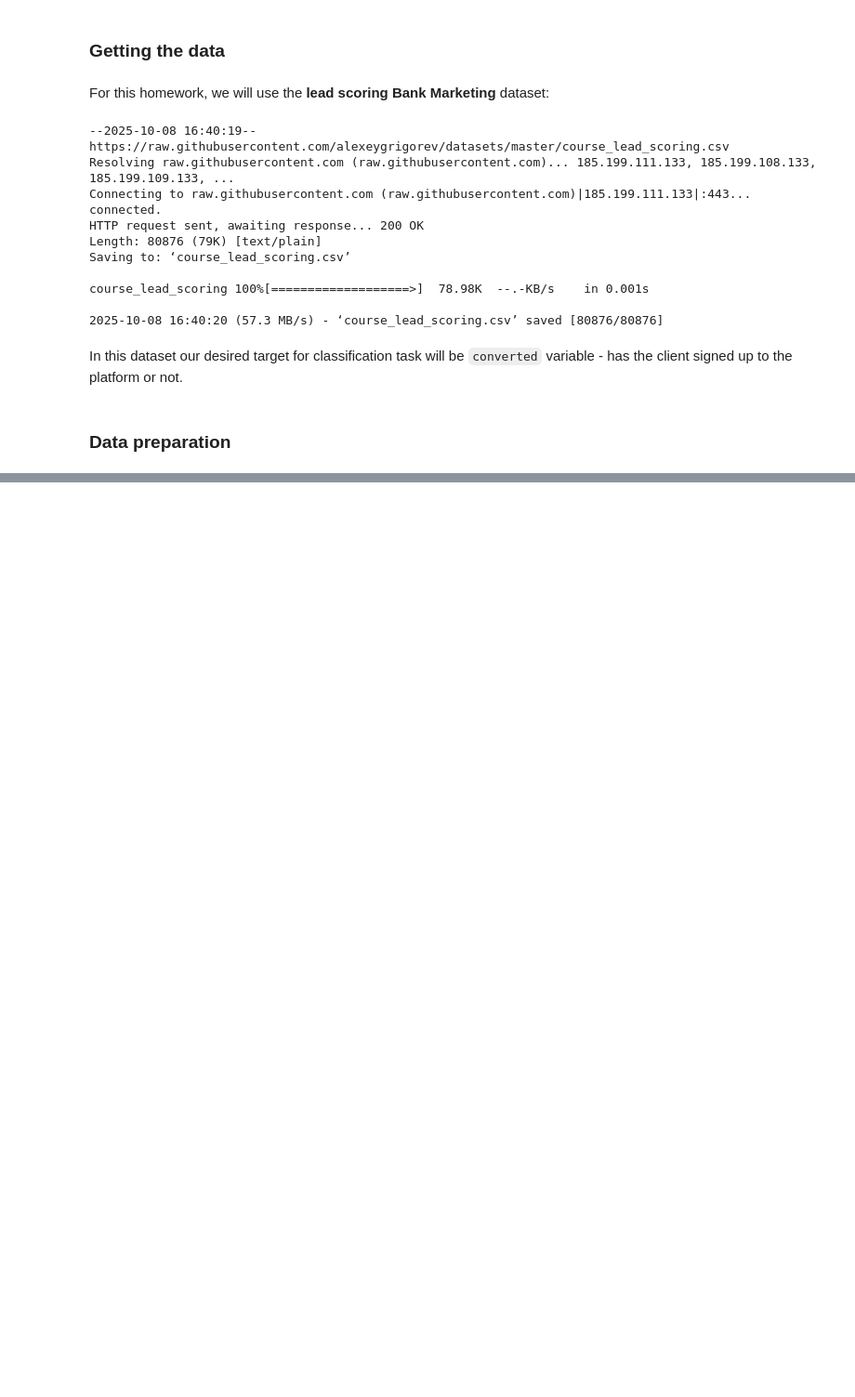
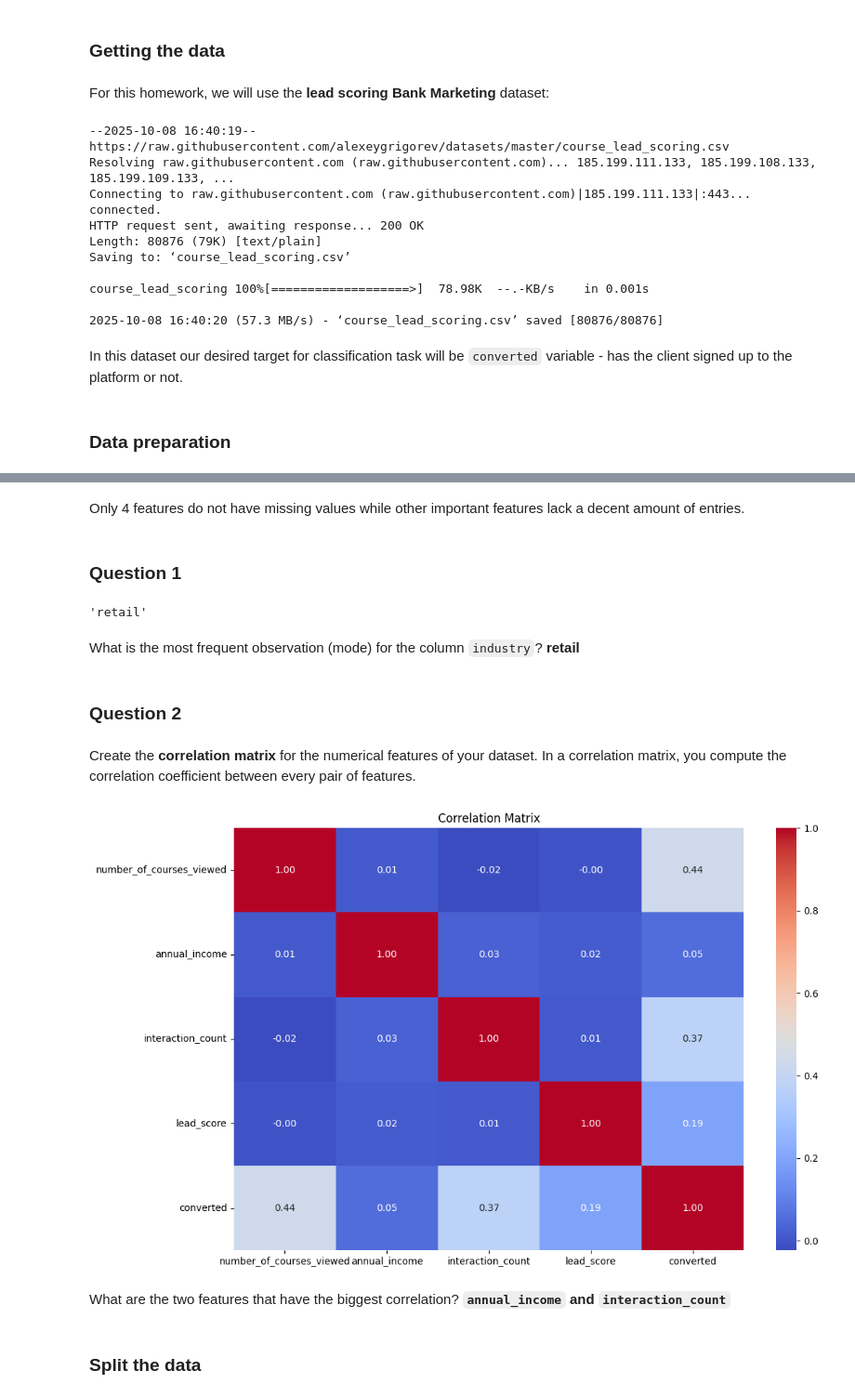
Before and after one commit to ethanaire/Machine-Learning-Zoomcamp-2025, a Jupyter notebook: 03-classification/03-homework.ipynb, the cells around one changed output, grey strips where cells are left out. Shown at 93% size. Cells and saved outputs as stored; diff of their text form; code cells hidden in the pictures; blank space fills up the shorter version.

```diff
--- a/03-classification/03-homework.ipynb
+++ b/03-classification/03-homework.ipynb
@@ -166,0 +29,3 @@ It's a little bit better than the version without scaled features.
+# %%
+leading_score = pd.read_csv("course_lead_scoring.csv")
+leading_score.head()
@@ -166,0 +60,35 @@ It's a little bit better than the version without scaled features.
+# %% [markdown]
+Only 4 features do not have missing values while other important features lack a decent amount of entries.
+# %%
+# Fill missing values for categorical and numerical features
+for col in leading_score.columns:
+    if leading_score[col].dtype == 'object':
+        leading_score[col] = leading_score[col].fillna('NA')
+    else:
+        leading_score[col] = leading_score[col].fillna(0.0)
+# %% [markdown]
+### Question 1
+# %%
+# Check for mode value in industry column
+leading_score['industry'].mode()[0]
+# %% [output]
+'retail'
+# %% [markdown]
+What is the most frequent observation (mode) for the column `industry`? **retail**
+# %% [markdown]
+### Question 2
+# %% [markdown]
+Create the **correlation matrix** for the numerical features of your dataset. In a correlation matrix, you compute the correlation coefficient between every pair of features.
+# %%
+# Create correlation matrix
+corr_matrix = leading_score[leading_score.select_dtypes(exclude=['object']).columns].corr()
+plt.figure(figsize=(12, 8))
+sns.heatmap(corr_matrix, annot=True, fmt=".2f", cmap='coolwarm')
+plt.title('Correlation Matrix')
+plt.show()
+# %% [output]
+[figure, added]
+# %% [markdown]
+What are the two features that have the biggest correlation? **`annual_income` and `interaction_count`**
+# %% [markdown]
+### Split the data
```
Also changed, not shown: parts of 38 cells of this notebook.
